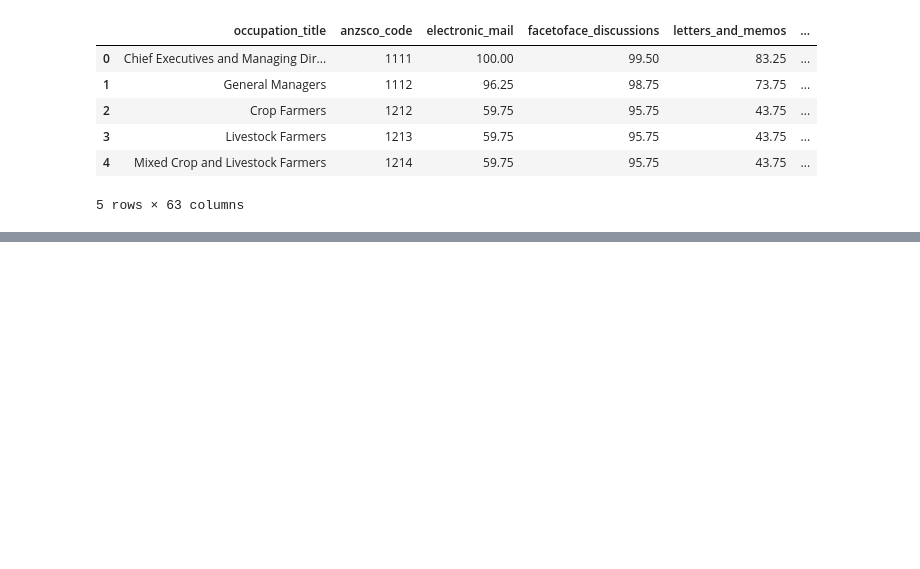
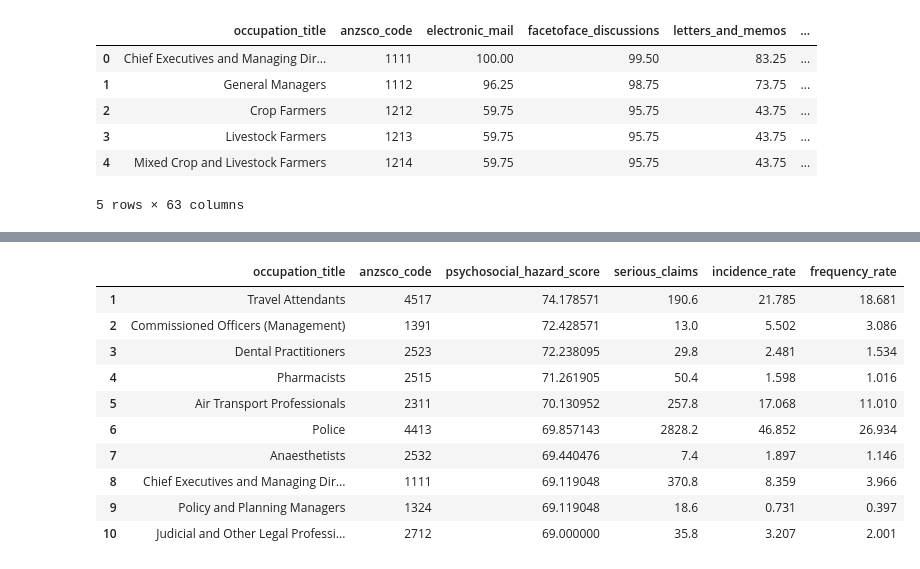
Before and after one commit to angelajacinto/whs-risk-analysis-end-to-end-data-pipeline, a Jupyter notebook: notebooks/whs_data_pipeline.ipynb, the cells around one changed output, grey strips where cells are left out. Saved outputs shown, nothing was run; the diff lists cells and outputs as text; code cells hidden in the pictures; blank space fills up the shorter version.

```diff
--- a/notebooks/whs_data_pipeline.ipynb
+++ b/notebooks/whs_data_pipeline.ipynb
@@ -94,0 +343,30 @@ bohd_df.head()
+# %%
+query = """
+SELECT
+    occupation_title,
+    anzsco_code,
+    psychosocial_hazard_score,
+    serious_claims,
+    incidence_rate,
+    frequency_rate
+FROM bohd
+WHERE psychosocial_hazard_score IS NOT NULL
+ORDER BY psychosocial_hazard_score DESC
+LIMIT 10;
+"""
+
+stress = pd.read_sql_query(query, conn)
+stress.index = stress.index + 1
+stress
+# %% [output]
+|  | occupation_title | anzsco_code | psychosocial_hazard_score | serious_claims | incidence_rate | frequency_rate |
+| 1 | Travel Attendants | 4517 | 74.178571 | 190.6 | 21.785 | 18.681 |
+| 2 | Commissioned Officers (Management) | 1391 | 72.428571 | 13.0 | 5.502 | 3.086 |
+| 3 | Dental Practitioners | 2523 | 72.238095 | 29.8 | 2.481 | 1.534 |
+| 4 | Pharmacists | 2515 | 71.261905 | 50.4 | 1.598 | 1.016 |
+| 5 | Air Transport Professionals | 2311 | 70.130952 | 257.8 | 17.068 | 11.010 |
+| 6 | Police | 4413 | 69.857143 | 2828.2 | 46.852 | 26.934 |
+| 7 | Anaesthetists | 2532 | 69.440476 | 7.4 | 1.897 | 1.146 |
+| 8 | Chief Executives and Managing Dir... | 1111 | 69.119048 | 370.8 | 8.359 | 3.966 |
+| 9 | Policy and Planning Managers | 1324 | 69.119048 | 18.6 | 0.731 | 0.397 |
+| 10 | Judicial and Other Legal Professi... | 2712 | 69.000000 | 35.8 | 3.207 | 2.001 |
```
Also changed, not shown: parts of 27 cells of this notebook.
